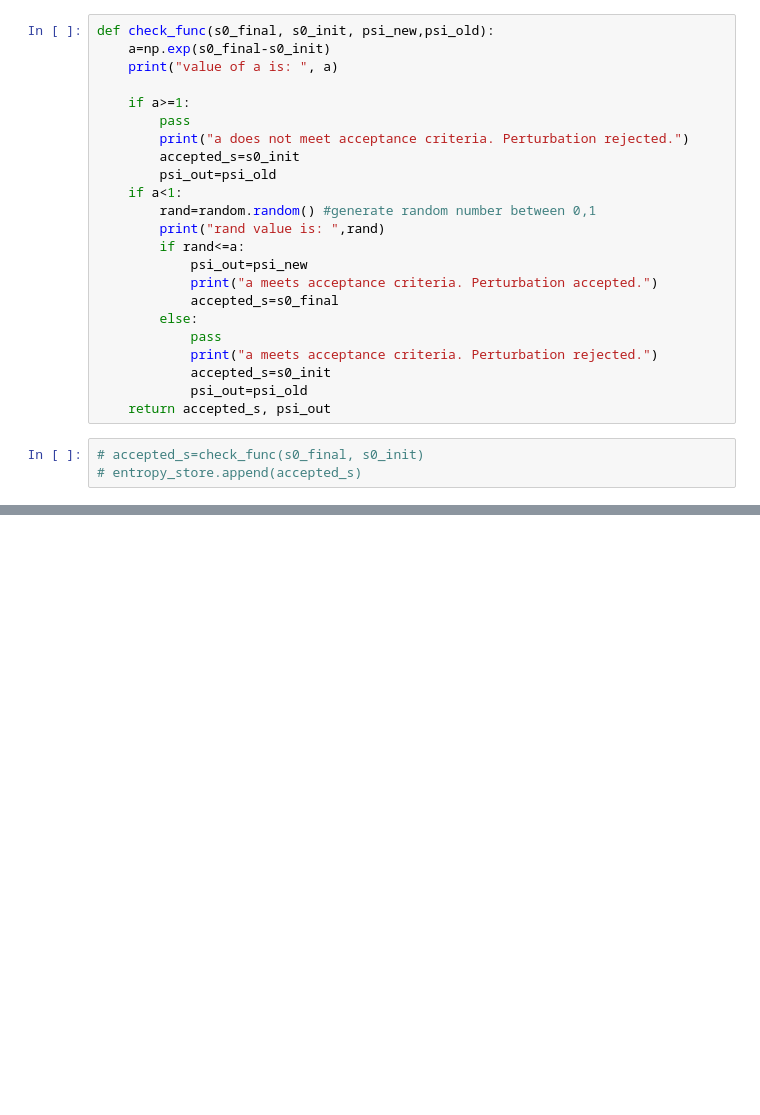
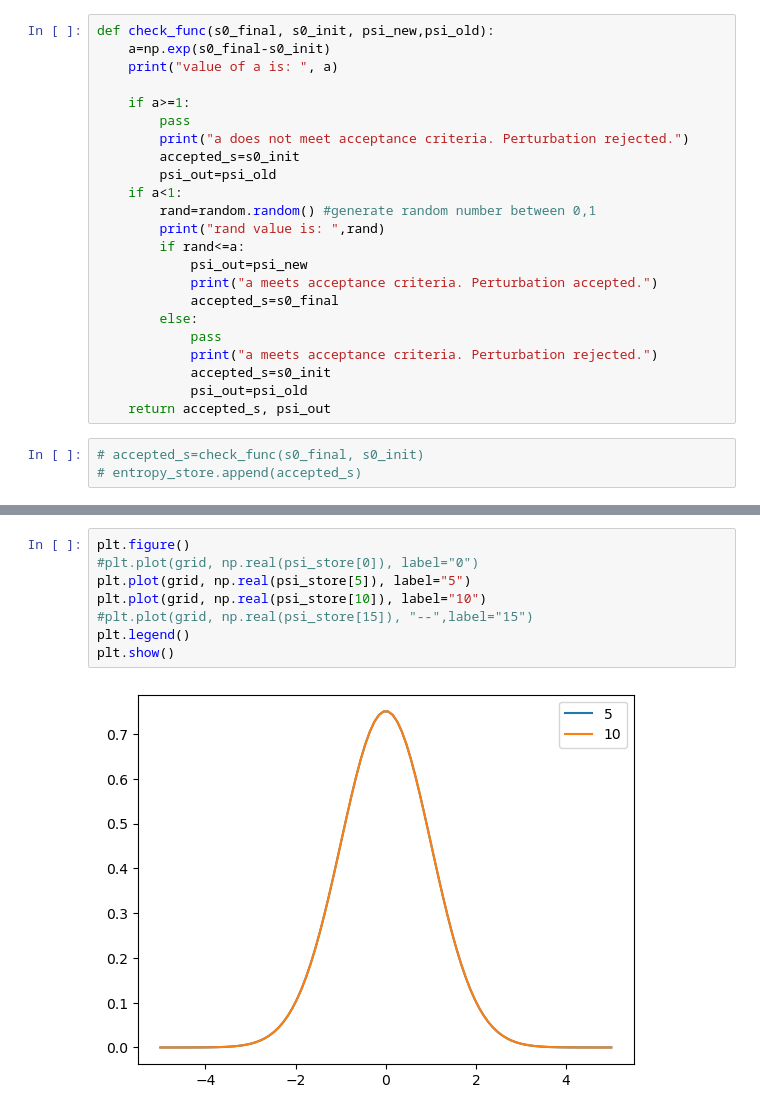
Before and after one commit to emmanuellfc/Gross-Pitaevskii, a Jupyter notebook: stochastic.ipynb, the cells around one changed output, grey strips where cells are left out. Saved outputs shown, nothing was run; the diff lists cells and outputs as text; blank space fills up the shorter version.

```diff
--- a/stochastic.ipynb
+++ b/stochastic.ipynb
@@ -169,0 +184,10 @@ Text(0, 0.5, 'Reduced entropy')
+# %%
+plt.figure()
+#plt.plot(grid, np.real(psi_store[0]), label="0")
+plt.plot(grid, np.real(psi_store[5]), label="5")
+plt.plot(grid, np.real(psi_store[10]), label="10")
+#plt.plot(grid, np.real(psi_store[15]), "--",label="15")
+plt.legend()
+plt.show()
+# %% [output]
+[figure, added]
```
Also changed, not shown: parts of 9 cells of this notebook.
